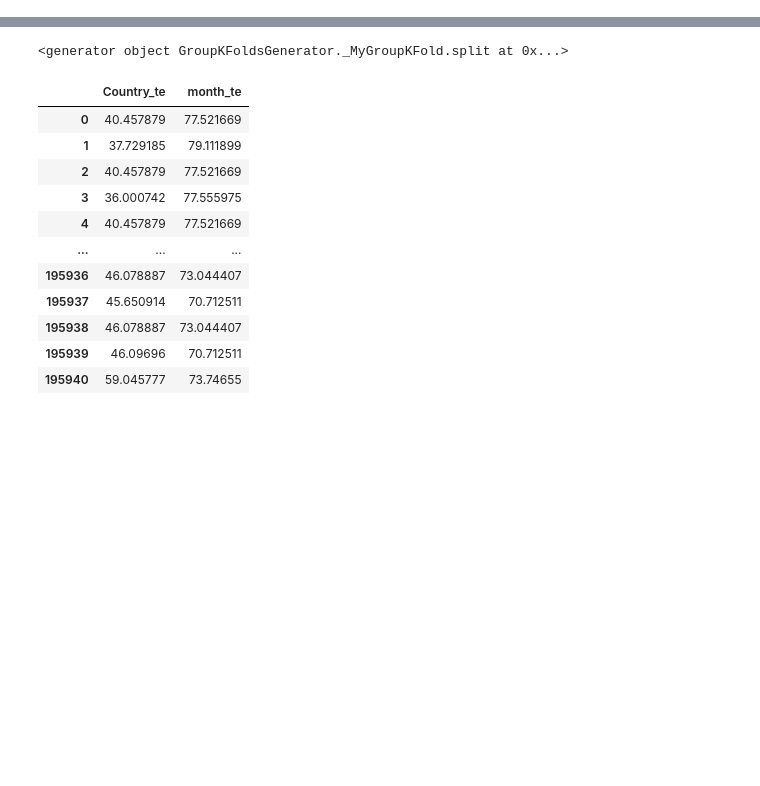
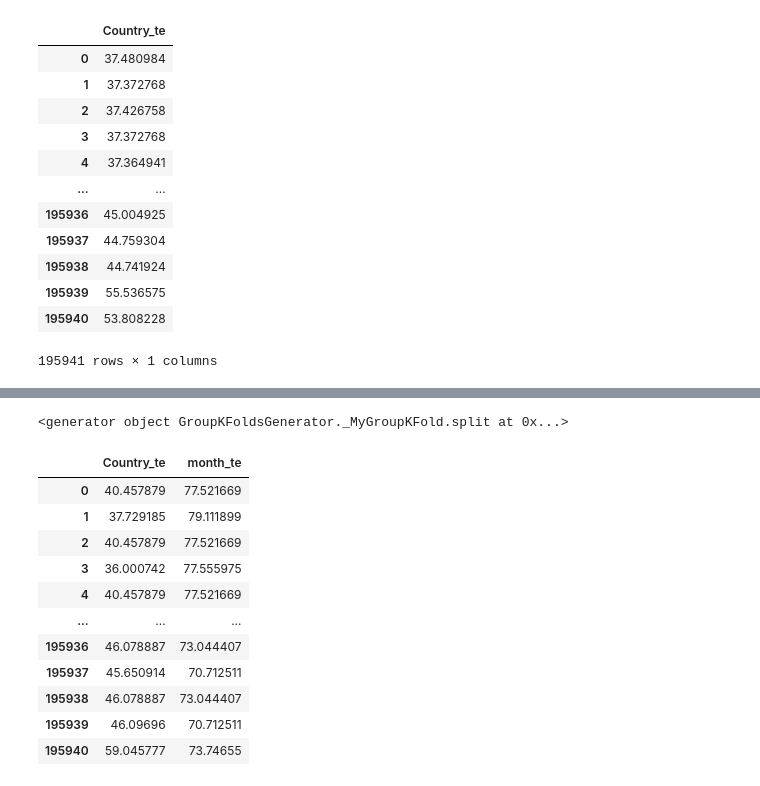
Before and after one commit to habroptilus/ds-monorepo, a Jupyter notebook: projects/sony/eda.ipynb, the cells around one changed output, grey strips where cells are left out. Drawn from its saved outputs; the diff is of its cells as text; code cells hidden in the pictures; blank space fills up the shorter version.

```diff
--- a/projects/sony/eda.ipynb
+++ b/projects/sony/eda.ipynb
@@ -4,0 +21,20 @@ test=pd.read_csv("data/test_v4.csv")
+# %%
+import xfeat
+from sklearn.model_selection import KFold
+folds = KFold(n_splits=5, shuffle=True,random_state=42)
+target_encoder = xfeat.TargetEncoder(fold=folds, target_col='pm25_mid',input_cols=["Country"])
+target_encoder.fit_transform(train)[["Country_te"]]
+# %% [output]
+|  | Country_te |
+| 0 | 37.480984 |
+| 1 | 37.372768 |
+| 2 | 37.426758 |
+| 3 | 37.372768 |
+| 4 | 37.364941 |
+| ... | ... |
+| 195936 | 45.004925 |
+| 195937 | 44.759304 |
+| 195938 | 44.741924 |
+| 195939 | 55.536575 |
+| 195940 | 53.808228 |
+195941 rows × 1 columns
```
Also changed, not shown: parts of 5 cells of this notebook, 3 other files.
